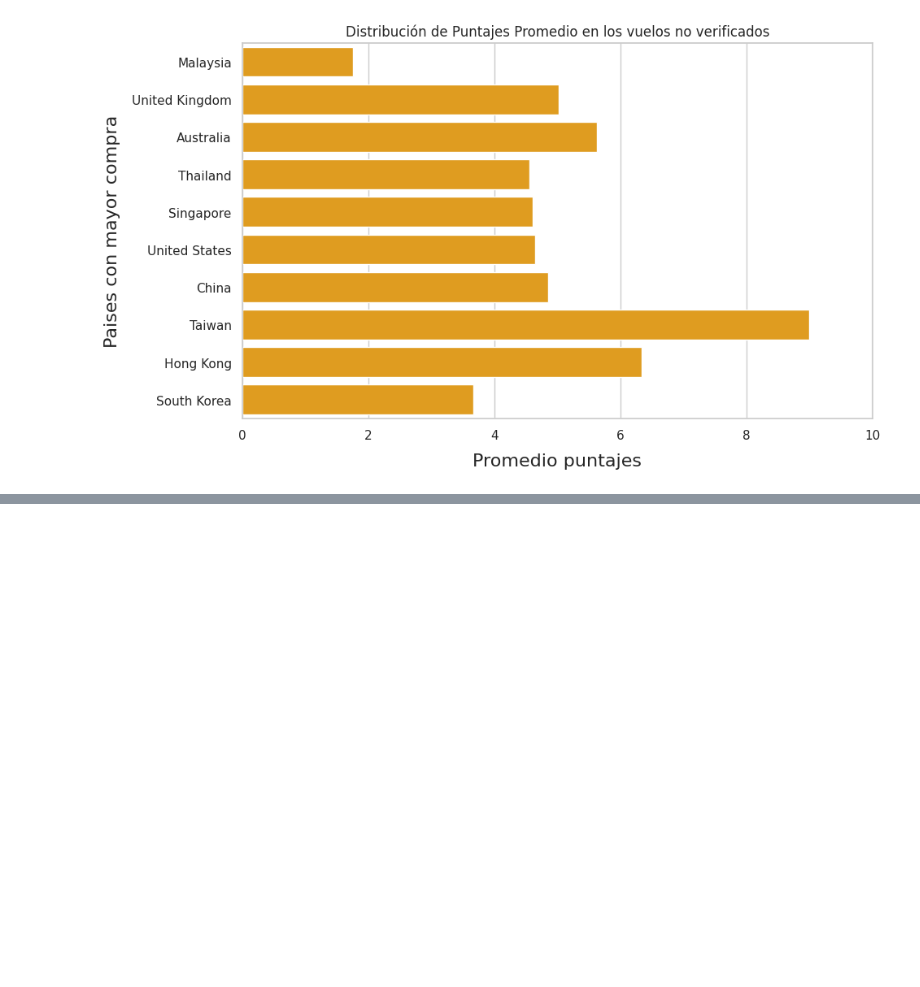
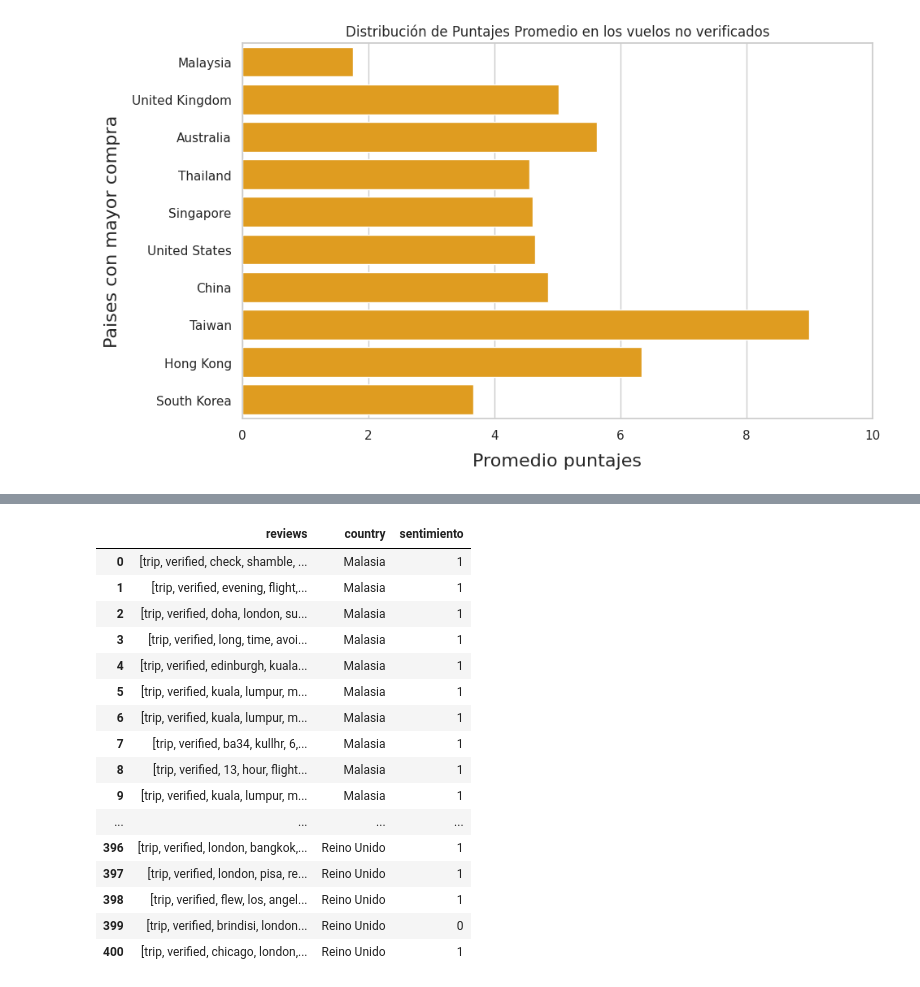
Before and after one commit to BeltranMal/tp1_orga_de_datos, a Jupyter notebook: Hipotesis_2,_3,4,5_6.ipynb, the cells around one changed output, grey strips where cells are left out. Cells and saved outputs as stored; diff of their text form; code cells hidden in the pictures; blank space fills up the shorter version.

```diff
--- a/Hipotesis_2,_3,4,5_6.ipynb
+++ b/Hipotesis_2,_3,4,5_6.ipynb
@@ -309,0 +382,20 @@ plt.show()
+# %%
+satisfaccion_cliente
+# %% [output]
+|  | reviews | country | sentimiento |
+| 0 | [trip, verified, check, shamble, ... | Malasia | 1 |
+| 1 | [trip, verified, evening, flight,... | Malasia | 1 |
+| 2 | [trip, verified, doha, london, su... | Malasia | 1 |
+| 3 | [trip, verified, long, time, avoi... | Malasia | 1 |
+| 4 | [trip, verified, edinburgh, kuala... | Malasia | 1 |
+| 5 | [trip, verified, kuala, lumpur, m... | Malasia | 1 |
+| 6 | [trip, verified, kuala, lumpur, m... | Malasia | 1 |
+| 7 | [trip, verified, ba34, kullhr, 6,... | Malasia | 1 |
+| 8 | [trip, verified, 13, hour, flight... | Malasia | 1 |
+| 9 | [trip, verified, kuala, lumpur, m... | Malasia | 1 |
+| ... | ... | ... | ... |
+| 396 | [trip, verified, london, bangkok,... | Reino Unido | 1 |
+| 397 | [trip, verified, london, pisa, re... | Reino Unido | 1 |
+| 398 | [trip, verified, flew, los, angel... | Reino Unido | 1 |
+| 399 | [trip, verified, brindisi, london... | Reino Unido | 0 |
+| 400 | [trip, verified, chicago, london,... | Reino Unido | 1 |
```
Also changed, not shown: parts of 16 cells of this notebook, 3 other files.
